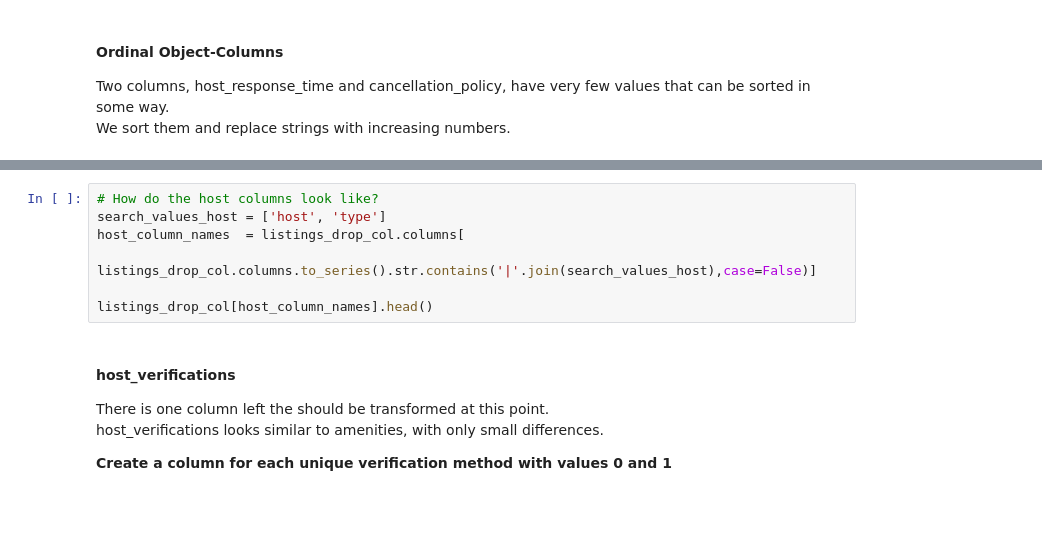
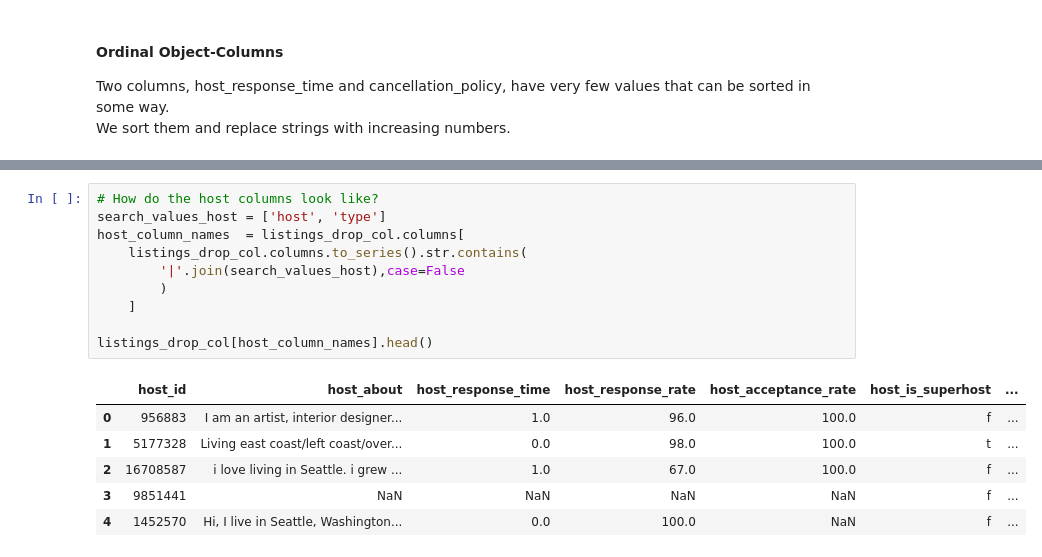
Before and after one commit to MissRitter/AirbnbSeattle_price_analysis, a Jupyter notebook: 01_explore_categorical_values.ipynb, the cells around one changed output, grey strips where cells are left out. Drawn from its saved outputs; the diff is of its cells as text; blank space fills up the shorter version.

```diff
--- a/01_explore_categorical_values.ipynb
+++ b/01_explore_categorical_values.ipynb
@@ -252,16 +386,19 @@ listings_drop_col[['cancellation_policy', 'host_response_time']].head()
 # %%
 # How do the host columns look like?
 search_values_host = ['host', 'type']
 host_column_names  = listings_drop_col.columns[
-    listings_drop_col.columns.to_series().str.contains('|'.join(search_values_host),case=False)]
+    listings_drop_col.columns.to_series().str.contains(
+        '|'.join(search_values_host),case=False
+        )
+    ]
 
 listings_drop_col[host_column_names].head()
+# %% [output]
+|  | host_id | host_about | host_response_time | host_response_rate | host_acceptance_rate | host_is_superhost | ... |
+| 0 | 956883 | I am an artist, interior designer... | 1.0 | 96.0 | 100.0 | f | ... |
+| 1 | 5177328 | Living east coast/left coast/over... | 0.0 | 98.0 | 100.0 | t | ... |
+| 2 | 16708587 | i love living in Seattle. i grew ... | 1.0 | 67.0 | 100.0 | f | ... |
+| 3 | 9851441 | NaN | NaN | NaN | NaN | f | ... |
+| 4 | 1452570 | Hi, I live in Seattle, Washington... | 0.0 | 100.0 | NaN | f | ... |
-# %% [markdown]
-#### host_verifications
-
-There is one column left the should be transformed at this point.<br>
-host_verifications looks similar to amenities, with only small differences.
-
-**Create a column for each unique verification method with values 0 and 1**
 # %%
 listings_drop_col['host_verifications'].head()
```
Also changed, not shown: parts of 32 cells of this notebook, 6 other files.
